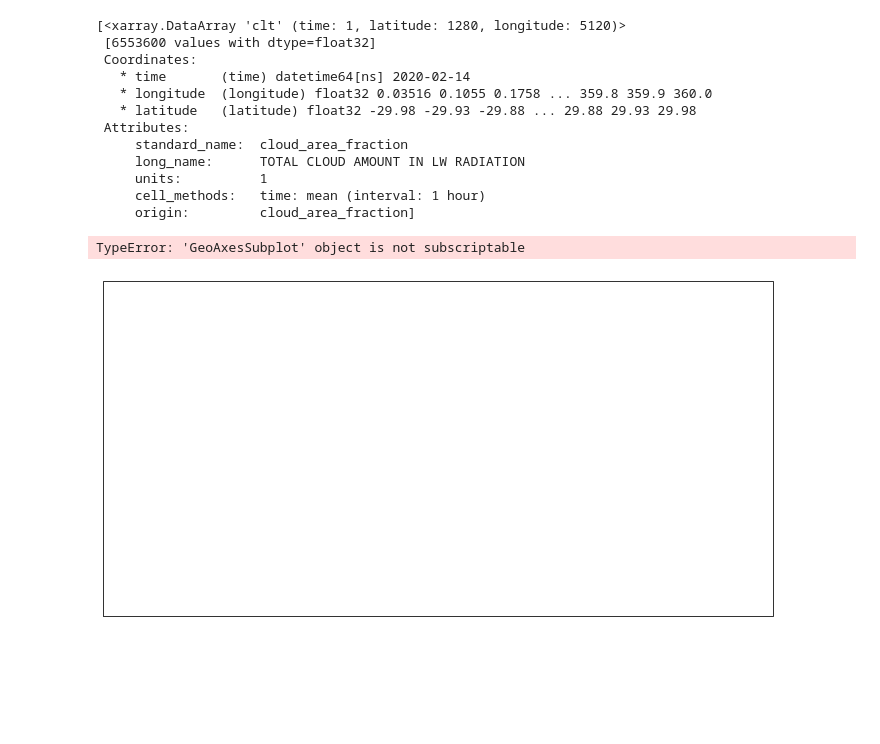
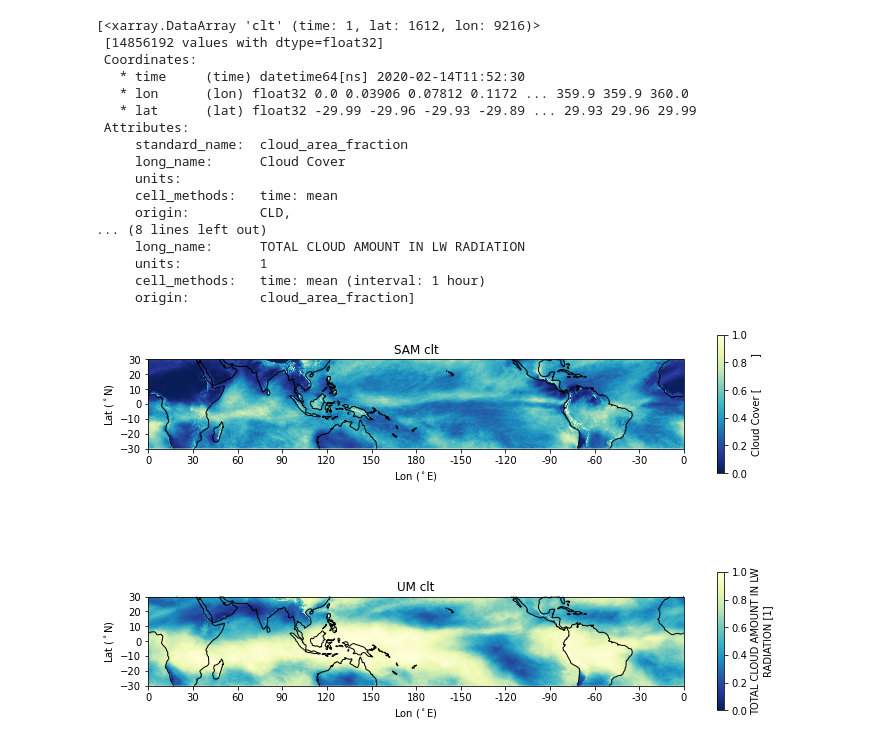
Before and after one commit to smturbev/dyamond2, a Jupyter notebook: python_scripts/global_tropics_mean.ipynb, the cells around one changed output. Drawn from its saved outputs; the diff is of its cells as text; code cells hidden in the pictures; blank space fills up the shorter version.

Commit message:
streamlined plotting

```diff
--- a/python_scripts/global_tropics_mean.ipynb
+++ b/python_scripts/global_tropics_mean.ipynb
@@ -7,47 +7,51 @@ import numpy as np
 
 var="clt"
 # %%
-models = ["UM"]
+models = ["SAM", "UM"]
 das = [xr.open_dataset(ap.get_timmean_file(m, var, gt=True)).clt for m in models]
 das
 # %% [output]
-[<xarray.DataArray 'clt' (time: 1, latitude: 1280, longitude: 5120)>
- [6553600 values with dtype=float32]
+[<xarray.DataArray 'clt' (time: 1, lat: 1612, lon: 9216)>
+ [14856192 values with dtype=float32]
  Coordinates:
-   * time       (time) datetime64[ns] 2020-02-14
-   * longitude  (longitude) float32 0.03516 0.1055 0.1758 ... 359.8 359.9 360.0
-   * latitude   (latitude) float32 -29.98 -29.93 -29.88 ... 29.88 29.93 29.98
+   * time     (time) datetime64[ns] 2020-02-14T11:52:30
+   * lon      (lon) float32 0.0 0.03906 0.07812 0.1172 ... 359.9 359.9 360.0
+   * lat      (lat) float32 -29.99 -29.96 -29.93 -29.89 ... 29.93 29.96 29.99
  Attributes:
      standard_name:  cloud_area_fraction
+     long_name:      Cloud Cover
+     units:
+     cell_methods:   time: mean
+     origin:         CLD,
+... (8 lines left out)
      long_name:      TOTAL CLOUD AMOUNT IN LW RADIATION
      units:          1
      cell_methods:   time: mean (interval: 1 hour)
      origin:         cloud_area_fraction]
 # %%
-fig, ax = plt.subplots(len(models),1, figsize=(12,10),
+fig, ax = plt.subplots(len(models),1, figsize=(12,4*len(models)),
                        subplot_kw={'projection':ccrs.PlateCarree(central_longitude=180)} )
 cmap = "YlGnBu_r"
-vmin, vmax = 0, 0.8
+vmin, vmax = 0, 1
 # vmin, vmax = 180, 310
 
 for i, da in enumerate(das):
     da.isel(time=0).plot(
         ax=ax[i],
         transform=ccrs.PlateCarree(),
         cmap=cmap,
         vmin=vmin, vmax=vmax,
         cbar_kwargs={"orientation": "vertical", "shrink": 0.7},
         robust=True
     )
     ax[i].coastlines()
     ax[i].set_xticks(np.arange(-180,181,30))
     ax[i].set_xticklabels([0,30,60,90,120,150,180,-150,-120,-90,-60,-30,0])
     ax[i].set_yticks(np.arange(-30,31,10))
     ax[i].set_title(models[i]+" "+var)
     ax[i].set_xlabel("Lon ($^\circ$E)")
     ax[i].set_ylabel("Lat ($^\circ$N)")
 plt.savefig("../plots/GT/timmean_{}.png".format(var), dpi=150)
 plt.show()
 # %% [output]
-TypeError: 'GeoAxesSubplot' object is not subscriptable
-[figure, old version]
+[figure, new version]
```
Also changed, not shown: 2 other files.
